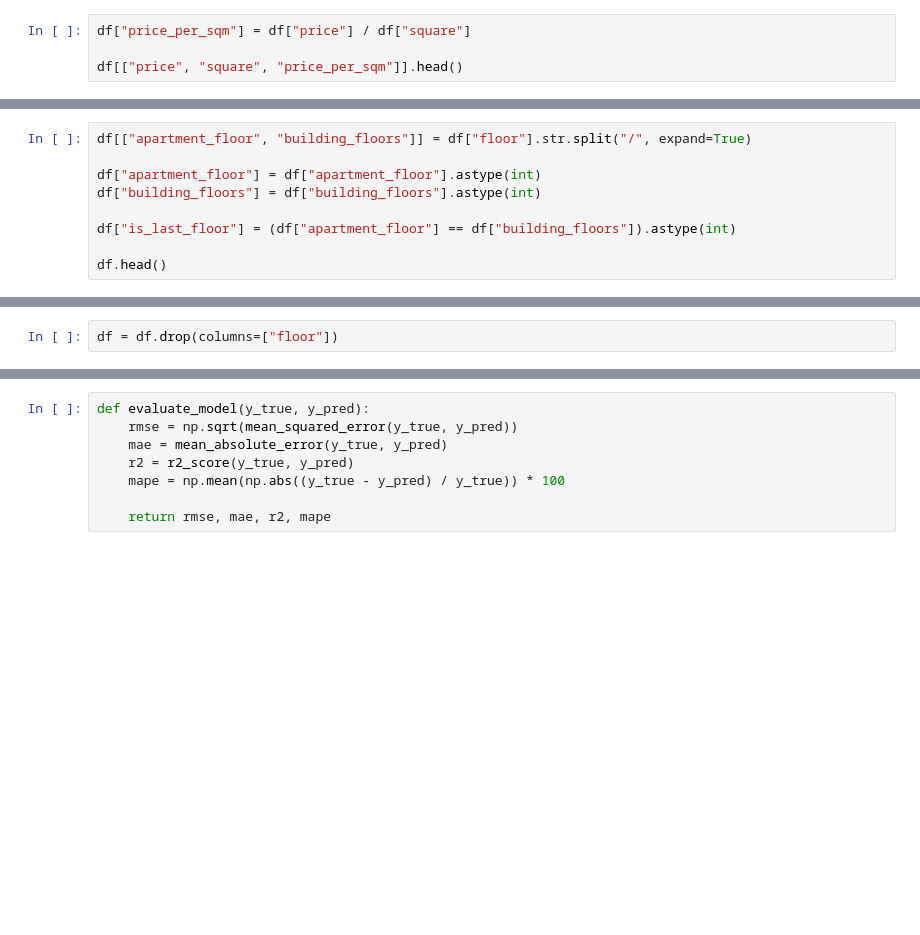
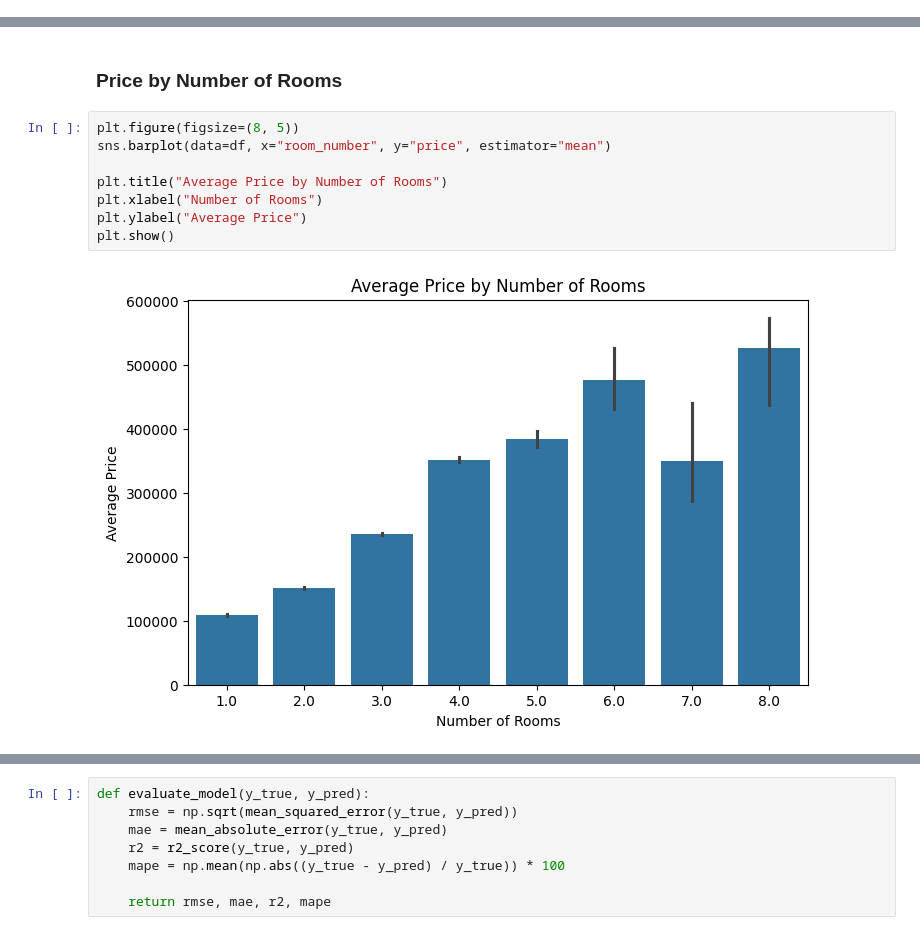
Before and after one commit to akshin777mansurov/house-price-prediction, a Jupyter notebook: House_Price_Prediction.ipynb, the cells around one changed output, grey strips where cells are left out. Saved outputs shown, nothing was run; the diff lists cells and outputs as text; blank space fills up the shorter version.

```diff
--- a/House_Price_Prediction.ipynb
+++ b/House_Price_Prediction.ipynb
@@ -353,4 +419,0 @@ Apartment price alone is not always enough. A large apartment can be expensive m
-# %%
-df["price_per_sqm"] = df["price"] / df["square"]
-
-df[["price", "square", "price_per_sqm"]].head()
@@ -447,9 +419,0 @@ The `floor` column contains two values in one text column, for example `6/19`. I
-# %%
-df[["apartment_floor", "building_floors"]] = df["floor"].str.split("/", expand=True)
-
-df["apartment_floor"] = df["apartment_floor"].astype(int)
-df["building_floors"] = df["building_floors"].astype(int)
-
-df["is_last_floor"] = (df["apartment_floor"] == df["building_floors"]).astype(int)
-
-df.head()
@@ -463,2 +419,0 @@ df.head()
-# %%
-df = df.drop(columns=["floor"])
@@ -566,0 +444,12 @@ Random Forest MAPE: 13.26 %
+# %% [markdown]
+### Price by Number of Rooms
+# %%
+plt.figure(figsize=(8, 5))
+sns.barplot(data=df, x="room_number", y="price", estimator="mean")
+
+plt.title("Average Price by Number of Rooms")
+plt.xlabel("Number of Rooms")
+plt.ylabel("Average Price")
+plt.show()
+# %% [output]
+[figure, added]
```
Also changed, not shown: parts of 135 cells of this notebook, 2 other files.
